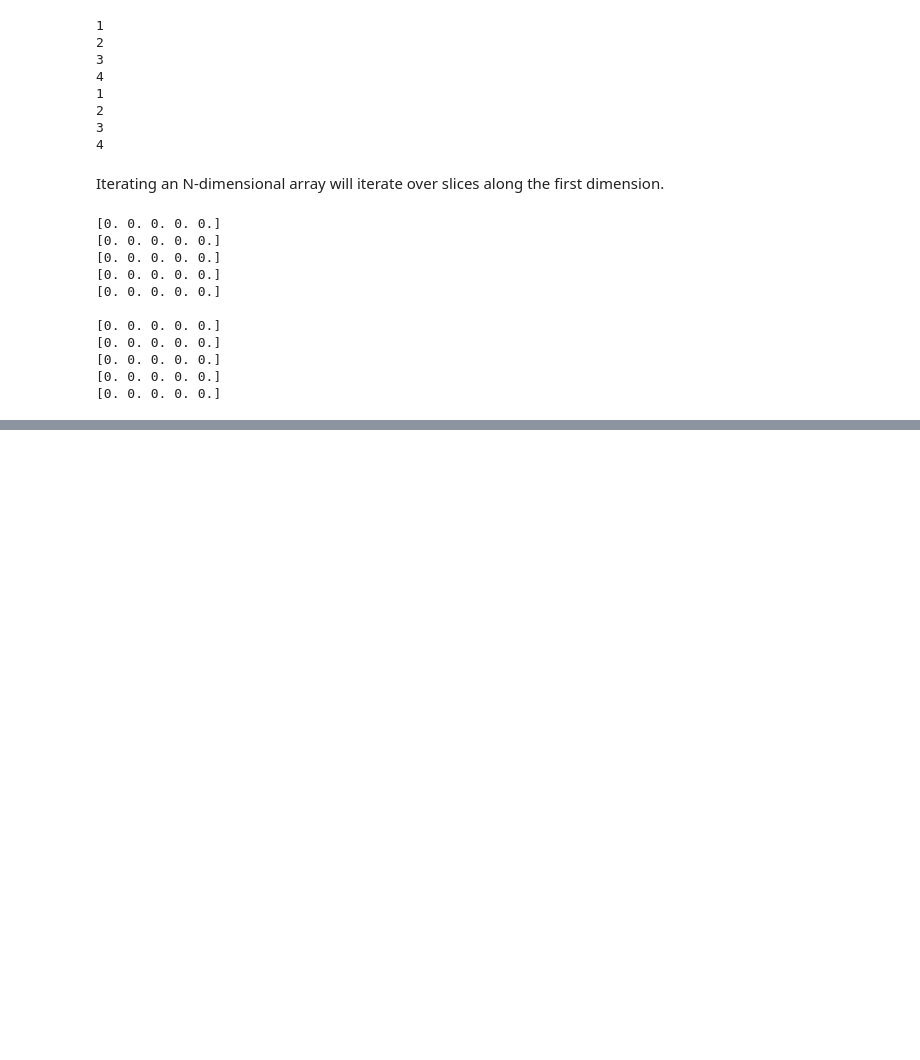
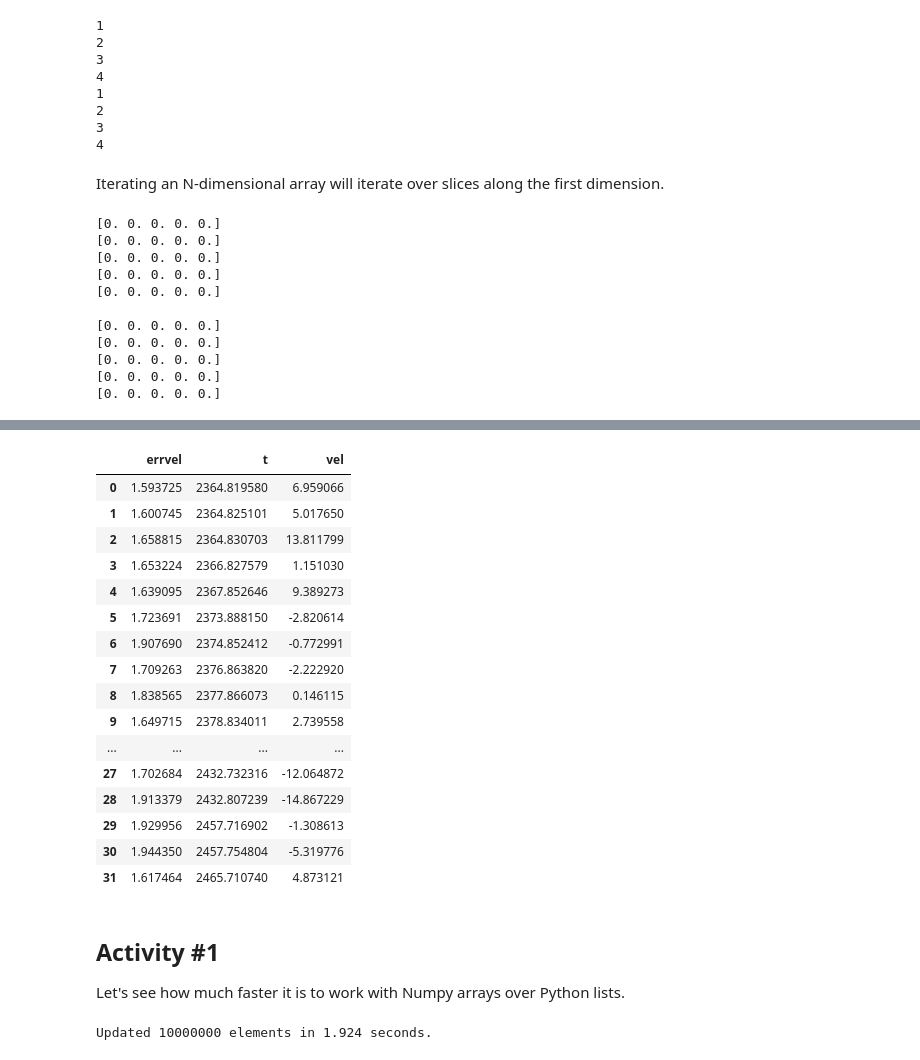
Before and after one commit to semaphoreP/codeastro, a Jupyter notebook: Day1/numpy_pandas.ipynb, the cells around one changed output, grey strips where cells are left out. Cells and saved outputs as stored; diff of their text form; code cells hidden in the pictures; blank space fills up the shorter version.

```diff
--- a/Day1/numpy_pandas.ipynb
+++ b/Day1/numpy_pandas.ipynb
@@ -90,0 +322,43 @@ for i in range(y.shape[0]):
+# %%
+from_url = pd.read_csv('https://raw.githubusercontent.com/California-Planet-Search/radvel/master/example_data/epic203771098.csv',
+                       index_col=0)
+from_url
+# %% [output]
+|  | errvel | t | vel |
+| 0 | 1.593725 | 2364.819580 | 6.959066 |
+| 1 | 1.600745 | 2364.825101 | 5.017650 |
+| 2 | 1.658815 | 2364.830703 | 13.811799 |
+| 3 | 1.653224 | 2366.827579 | 1.151030 |
+| 4 | 1.639095 | 2367.852646 | 9.389273 |
+| 5 | 1.723691 | 2373.888150 | -2.820614 |
+| 6 | 1.907690 | 2374.852412 | -0.772991 |
+| 7 | 1.709263 | 2376.863820 | -2.222920 |
+| 8 | 1.838565 | 2377.866073 | 0.146115 |
+| 9 | 1.649715 | 2378.834011 | 2.739558 |
+| ... | ... | ... | ... |
+| 27 | 1.702684 | 2432.732316 | -12.064872 |
+| 28 | 1.913379 | 2432.807239 | -14.867229 |
+| 29 | 1.929956 | 2457.716902 | -1.308613 |
+| 30 | 1.944350 | 2457.754804 | -5.319776 |
+| 31 | 1.617464 | 2465.710740 | 4.873121 |
+# %% [markdown]
+## Activity #1
+
+Let's see how much faster it is to work with Numpy arrays over Python lists.
+# %%
+import time
+
+# First we'll create a long list
+length = 10000000  # must be an int
+x = list(range(length))
+
+# now lets loop over all of the elements and add one then divide by two
+# we will also use the time package to time how long it takes
+t1 = time.time()
+for i in range(len(x)):
+    x[i] = (x[i] + 1) / 2
+t2 = time.time()
+
+print("Updated {:d} elements in {:4.3f} seconds.".format(length, t2-t1))
+# %% [output]
+Updated 10000000 elements in 1.924 seconds.
```
Also changed, not shown: parts of 22 cells of this notebook, 4 other files.
